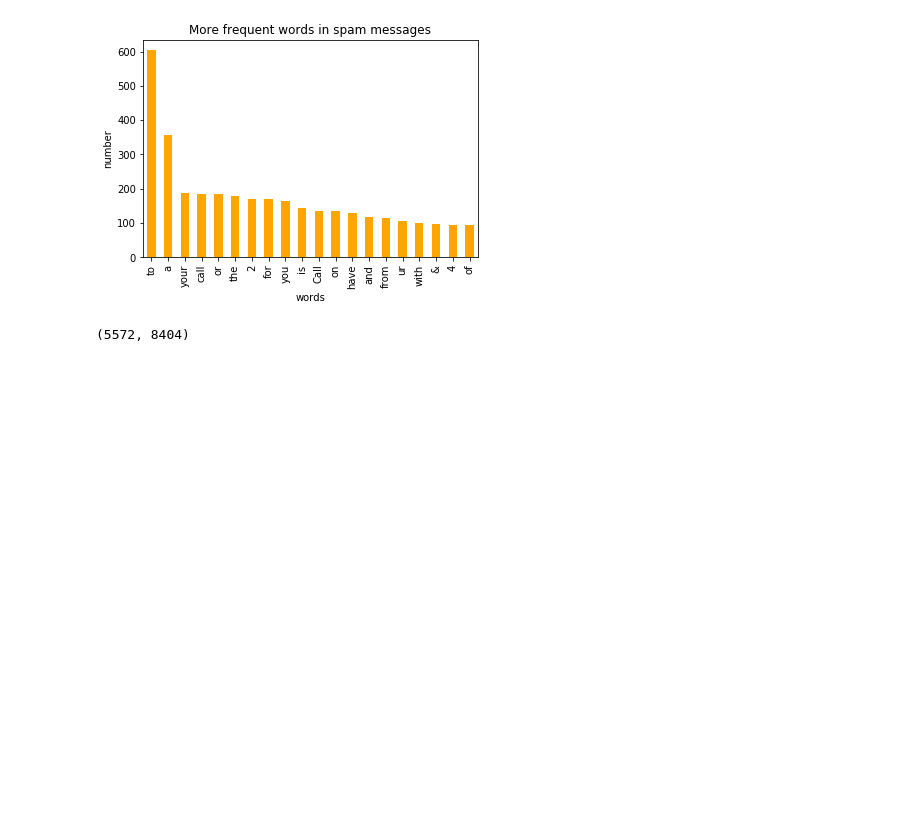
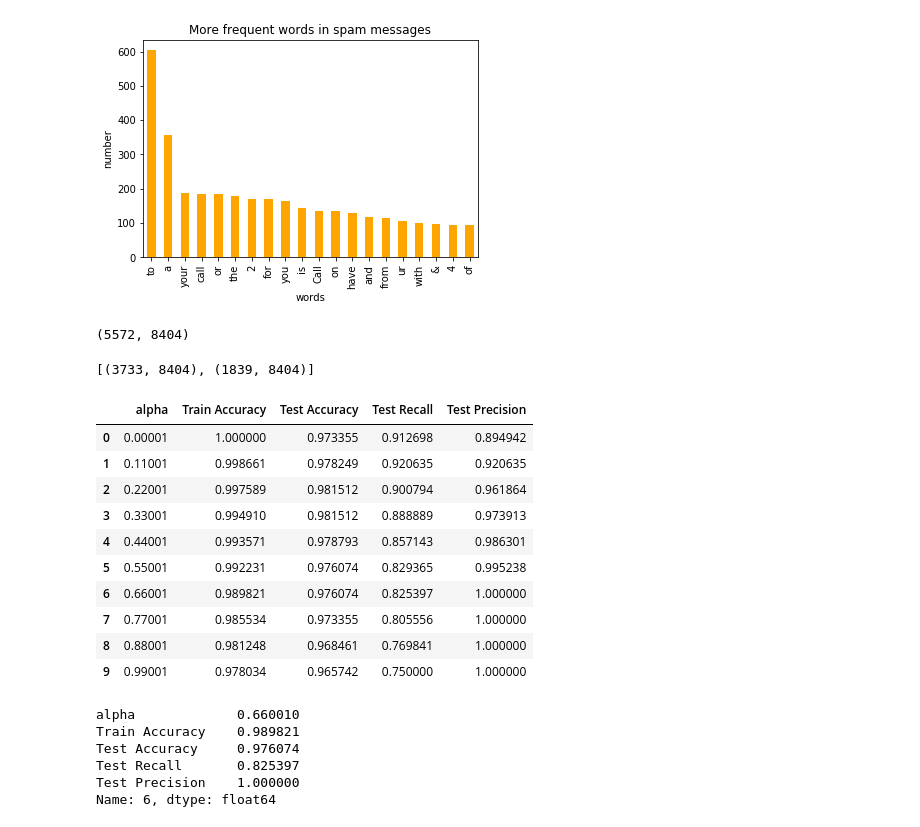
Before and after one commit to katreparitosh/SMS-Spam-Detection, a Jupyter notebook: spam-detection.ipynb, the cells around one changed output. Drawn from its saved outputs; the diff is of its cells as text; code cells hidden in the pictures; blank space fills up the shorter version.

Commit message:
prediction

```diff
--- a/spam-detection.ipynb
+++ b/spam-detection.ipynb
@@ -70,3 +70,41 @@ X = f.fit_transform(data["v2"])
 np.shape(X)
 # %% [output]
 (5572, 8404)
+# %%
+data["v1"]=data["v1"].map({'spam':1,'ham':0})
+X_train, X_test, y_train, y_test = model_selection.train_test_split(X, data['v1'], test_size=0.33, random_state=42)
+print([np.shape(X_train), np.shape(X_test)])
+# %% [output]
+[(3733, 8404), (1839, 8404)]
+# %%
+list_alpha = np.arange(1/100000, 20, 0.11)
+score_train = np.zeros(len(list_alpha))
+score_test = np.zeros(len(list_alpha))
+recall_test = np.zeros(len(list_alpha))
+precision_test= np.zeros(len(list_alpha))
+count = 0
+for alpha in list_alpha:
+    bayes = naive_bayes.MultinomialNB(alpha=alpha)
+    bayes.fit(X_train, y_train)
+    score_train[count] = bayes.score(X_train, y_train)
+    score_test[count]= bayes.score(X_test, y_test)
+    recall_test[count] = metrics.recall_score(y_test, bayes.predict(X_test))
+    precision_test[count] = metrics.precision_score(y_test, bayes.predict(X_test))
+    count = count + 1
+# %%
+matrix = np.matrix(np.c_[list_alpha, score_train, score_test, recall_test, precision_test])
+models = pd.DataFrame(data = matrix, columns =
+             ['alpha', 'Train Accuracy', 'Test Accuracy', 'Test Recall', 'Test Precision'])
+models.head(n=10)
+# %% [output]
+|  | alpha | Train Accuracy | Test Accuracy | Test Recall | Test Precision |
+| 0 | 0.00001 | 1.000000 | 0.973355 | 0.912698 | 0.894942 |
+| 1 | 0.11001 | 0.998661 | 0.978249 | 0.920635 | 0.920635 |
+| 2 | 0.22001 | 0.997589 | 0.981512 | 0.900794 | 0.961864 |
+| 3 | 0.33001 | 0.994910 | 0.981512 | 0.888889 | 0.973913 |
+| 4 | 0.44001 | 0.993571 | 0.978793 | 0.857143 | 0.986301 |
+| 5 | 0.55001 | 0.992231 | 0.976074 | 0.829365 | 0.995238 |
+| 6 | 0.66001 | 0.989821 | 0.976074 | 0.825397 | 1.000000 |
+| 7 | 0.77001 | 0.985534 | 0.973355 | 0.805556 | 1.000000 |
+| 8 | 0.88001 | 0.981248 | 0.968461 | 0.769841 | 1.000000 |
+| 9 | 0.99001 | 0.978034 | 0.965742 | 0.750000 | 1.000000 |
@@ -72,0 +113,9 @@ np.shape(X)
+# %%
+models.iloc[best_index, :]
+# %% [output]
+alpha             0.660010
+Train Accuracy    0.989821
+Test Accuracy     0.976074
+Test Recall       0.825397
+Test Precision    1.000000
+Name: 6, dtype: float64
```
Also changed, not shown: parts of 3 cells of this notebook.
